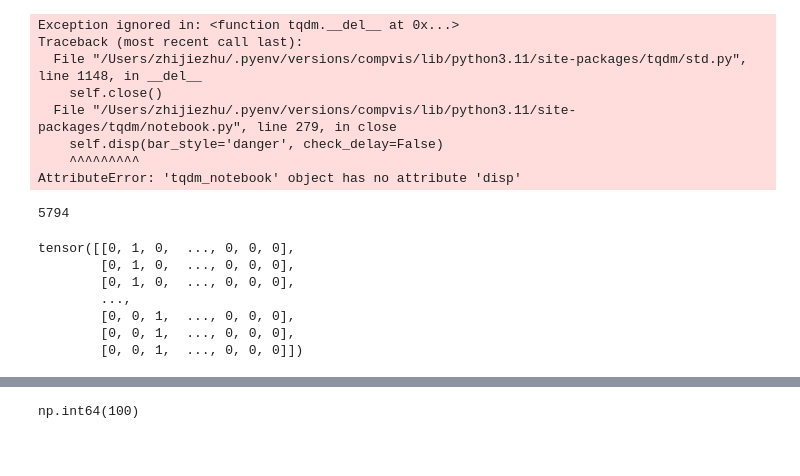
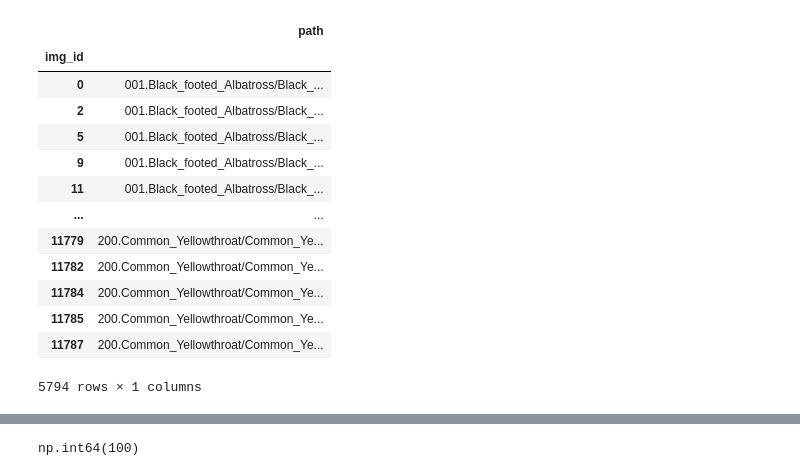
Before and after one commit to zijizhu/cbm-loc-enhance, a Jupyter notebook: Patch_Drop.ipynb, the cells around one changed output, grey strips where cells are left out. Saved outputs shown, nothing was run; the diff lists cells and outputs as text; code cells hidden in the pictures; blank space fills up the shorter version.

```diff
--- a/Patch_Drop.ipynb
+++ b/Patch_Drop.ipynb
@@ -43,7 +43,7 @@ class CUBConceptDataset(Dataset):
         self.attribute_texts = [all_attribute_texts[i] for i in attribute_indices]
 
         images_df = pd.read_csv(
-            self.data_root / "CUB_200_2011" / "images.txt",
+            Path(self.data_root) / "CUB_200_2011" / "images.txt",
             header=None,
             delimiter=" ",
             names=["img_id", "path"],
@@ -51,7 +51,7 @@ class CUBConceptDataset(Dataset):
             index_col=0
         )
         splits_df = pd.read_csv(
-            self.data_root / "CUB_200_2011" / "train_test_split.txt",
+            Path(self.data_root) / "CUB_200_2011" / "train_test_split.txt",
             header=None,
             delimiter=" ",
             names=["img_id", "is_train"],
@@ -59,7 +59,7 @@ class CUBConceptDataset(Dataset):
             index_col=0
         )
         keypoints_df = pd.read_csv(
-            self.data_root / "CUB_200_2011" / "parts"/ "part_locs.txt",
+            Path(self.data_root) / "CUB_200_2011" / "parts"/ "part_locs.txt",
             header=None,
             delimiter=" ",
             names=["img_id", "part_idx", "x", "y"],
@@ -67,7 +67,7 @@ class CUBConceptDataset(Dataset):
             index_col=0
         )
         bbox_df = pd.read_csv(
-            self.data_root / "CUB_200_2011" / "bounding_boxes.txt",
+            Path(self.data_root) / "CUB_200_2011" / "bounding_boxes.txt",
             header=None,
             delimiter=" ",
             names=["img_id", "x", "y", "w", "h"],
@@ -105,11 +105,10 @@ class CUBConceptDataset(Dataset):
         self.attr_id2part_indices = defaultdict(list)
         for attr_idx, attr in enumerate(attributes):
             attr = attr.replace("bill", "beak")
-            for part in self.part_name2part_idx:
-                if part not in attr:
-                    continue
-                # print("attr", f"{attr_idx}".ljust(3), " "*5, attr.split(" ")[1].ljust(40), "->", " " * 10, part)
-                self.attr_id2part_indices[attr_idx] += self.part_name2part_idx[part]
+            for part_name, part_indices in self.part_name2part_idx.items():
+                if part_name in attr:
+                    print("attr", f"{attr_idx}".ljust(3), " "*5, attr.split(" ")[1].ljust(40), "->", " " * 10, part_name)
+                    self.attr_id2part_indices[attr_idx] += part_indices
 
         self.transforms = v2.Compose([
             v2.ToImage(),
@@ -155,27 +154,19 @@ class CUBConceptDataset(Dataset):
         return im_pt, label, attr
 # %%
 dataset = CUBConceptDataset(data_root=os.path.expanduser("~/Developer/Research/datasets/"), drop_attribute_index=1)
-print(len(dataset))
-all_sample_attrs = []
-for i in tqdm(range(len(dataset))):
-    _, _, attr = dataset[i]
-    all_sample_attrs.append(attr)
-
-torch.stack(all_sample_attrs)
+dataset.samples_df
 # %% [output]
+|  | path |
+| img_id |  |
+| 0 | 001.Black_footed_Albatross/Black_... |
+| 2 | 001.Black_footed_Albatross/Black_... |
+| 5 | 001.Black_footed_Albatross/Black_... |
+| 9 | 001.Black_footed_Albatross/Black_... |
+| 11 | 001.Black_footed_Albatross/Black_... |
+| ... | ... |
+| 11779 | 200.Common_Yellowthroat/Common_Ye... |
+| 11782 | 200.Common_Yellowthroat/Common_Ye... |
+| 11784 | 200.Common_Yellowthroat/Common_Ye... |
+| 11785 | 200.Common_Yellowthroat/Common_Ye... |
+| 11787 | 200.Common_Yellowthroat/Common_Ye... |
-Exception ignored in: <function tqdm.__del__ at 0x...>
-Traceback (most recent call last):
-  File "/Users/zhijiezhu/.pyenv/versions/compvis/lib/python3.11/site-packages/tqdm/std.py", line 1148, in __del__
-    self.close()
-  File "/Users/zhijiezhu/.pyenv/versions/compvis/lib/python3.11/site-packages/tqdm/notebook.py", line 279, in close
-    self.disp(bar_style='danger', check_delay=False)
-    ^^^^^^^^^
-AttributeError: 'tqdm_notebook' object has no attribute 'disp'
+5794 rows × 1 columns
-5794
-tensor([[0, 1, 0,  ..., 0, 0, 0],
-        [0, 1, 0,  ..., 0, 0, 0],
-        [0, 1, 0,  ..., 0, 0, 0],
-        ...,
-        [0, 0, 1,  ..., 0, 0, 0],
-        [0, 0, 1,  ..., 0, 0, 0],
-        [0, 0, 1,  ..., 0, 0, 0]])
```
Also changed, not shown: parts of 2 cells of this notebook, 3 other files.
